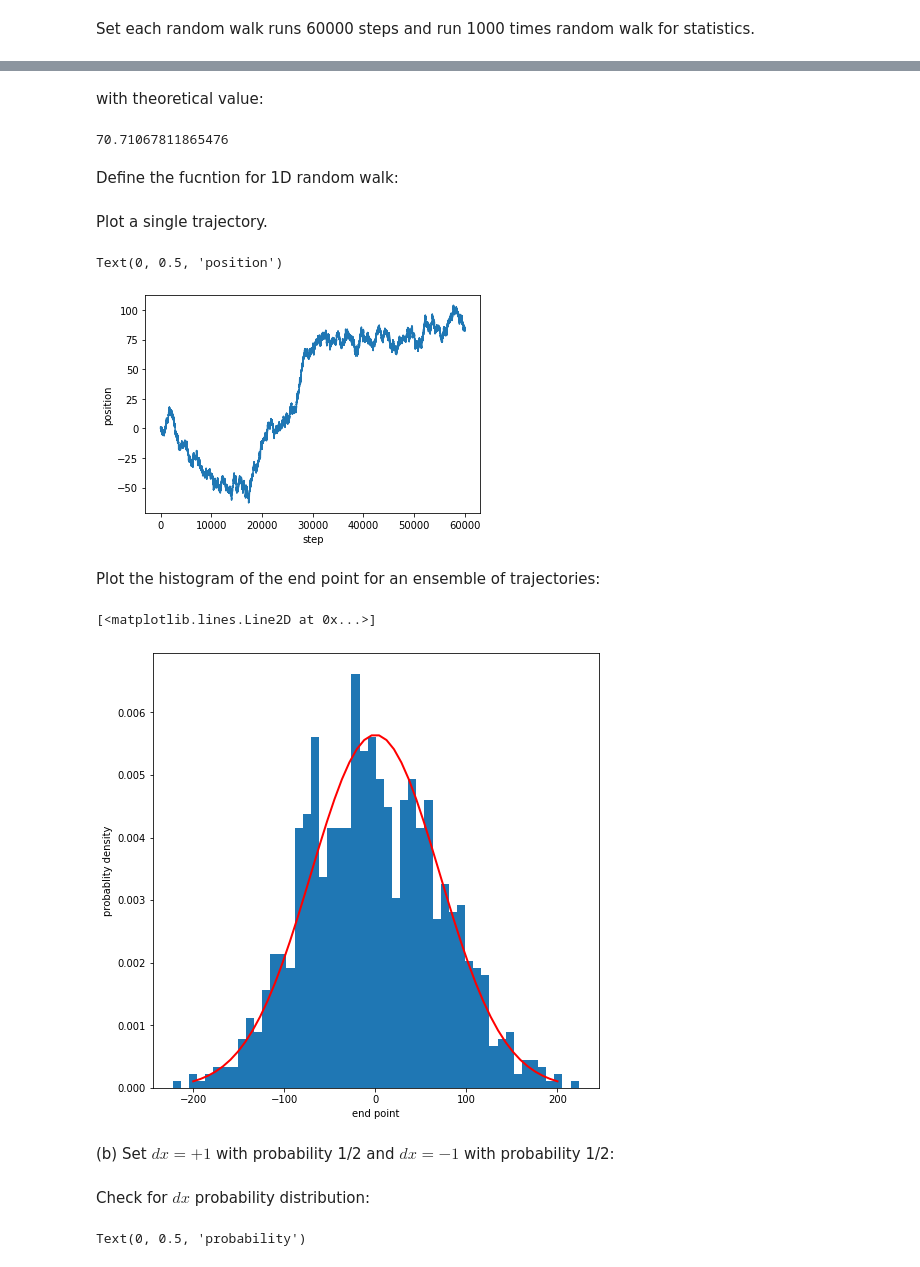
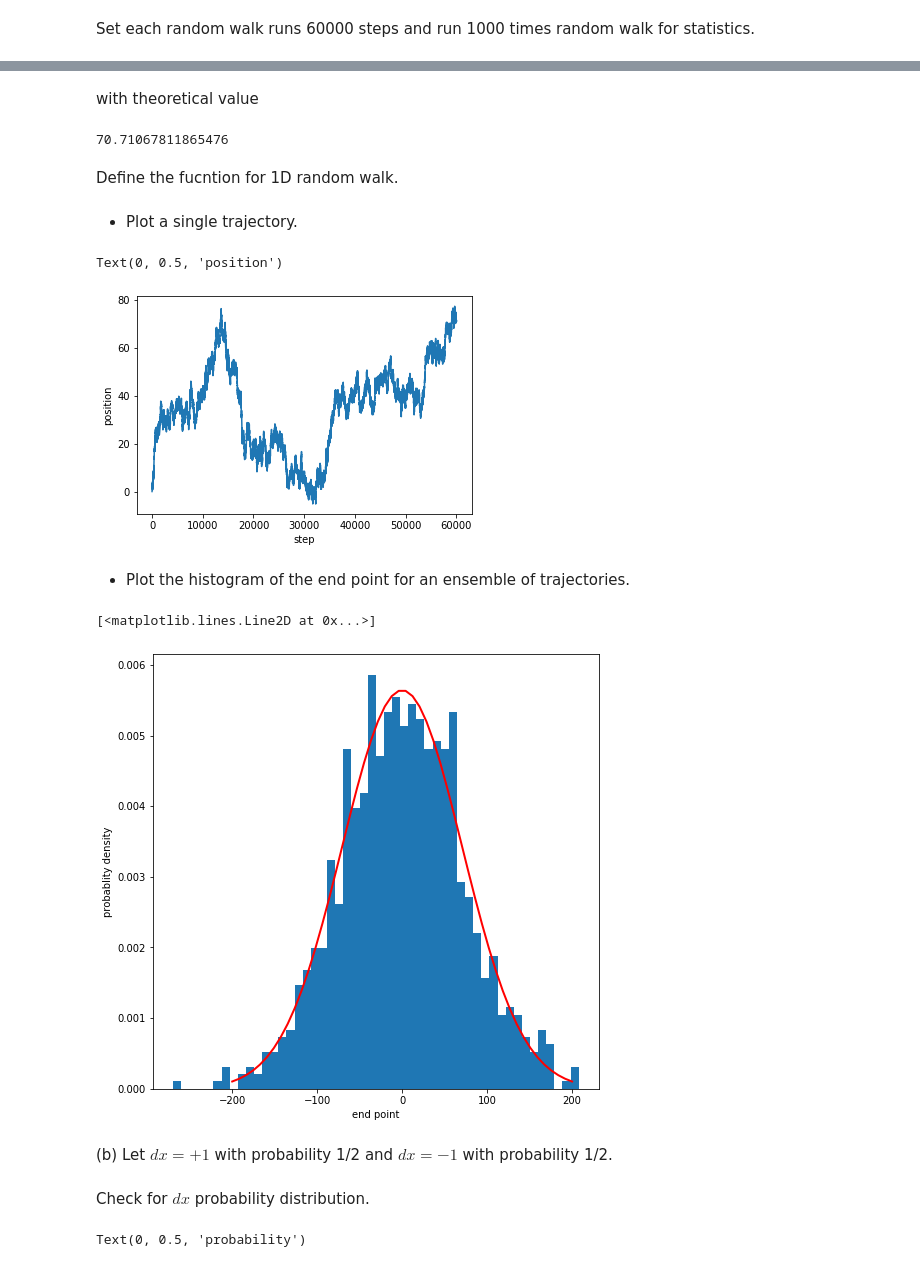
Before and after one commit to NTHU-Phys-Qubit/hw1-Chan-Sing-Hong, a Jupyter notebook: Problem-1.ipynb, the cells around one changed output, grey strips where cells are left out. Saved outputs shown, nothing was run; the diff lists cells and outputs as text; code cells hidden in the pictures.

```diff
--- a/Problem-1.ipynb
+++ b/Problem-1.ipynb
@@ -45,46 +45,46 @@ sigma
 # %% [markdown]
-with theoretical value:
+with theoretical value
 # %%
 np.sqrt(2/3*0.5**3*n_step)
 # %% [output]
 70.71067811865476
 # %% [markdown]
-Define the fucntion for 1D random walk:
+Define the fucntion for 1D random walk.
 # %%
 def RandomWalk_1D_1(n_step, n_run):
-    end_point = []
+    x_f = np.empty(0)
     for i in range(n_run):
         dx = np.random.random(n_step) - 0.5
-        position = np.zeros(n_step + 1)
+        x = np.zeros(n_step + 1)
         for j in range(n_step):
-            position[j + 1] = position[j] + dx[j]
-        end_point.append(position[-1])
-    return position, end_point
+            x[j + 1] = x[j] + dx[j]
+        x_f = np.append(x_f, x[-1])
+    return x, x_f
 # %% [markdown]
-Plot a single trajectory.
+* Plot a single trajectory.
 # %%
-position, _ = RandomWalk_1D_1(n_step, 1)
-plt.plot(position)
+x, _ = RandomWalk_1D_1(n_step, 1)
+plt.plot(x)
 plt.xlabel('step')
 plt.ylabel('position')
 # %% [output]
 Text(0, 0.5, 'position')
-[figure, old version]
+[figure, new version]
 # %% [markdown]
-Plot the histogram of the end point for an ensemble of trajectories:
+* Plot the histogram of the end point for an ensemble of trajectories.
 # %%
-_, end_point = RandomWalk_1D_1(n_step, n_run)
+_, x_f = RandomWalk_1D_1(n_step, n_run)
 fix, ax = plt.subplots(figsize = (8, 8))
-_ = ax.hist(end_point, bins = 50, density = True)
+_ = ax.hist(x_f, bins = 50, density = True)
 ax.set_xlabel('end point')
 ax.set_ylabel('probablity density')
 
 mu, sigma = 0, np.sqrt(2/3*0.5**3*n_step)
 x = np.linspace(-200, 200)
 ax.plot(x, 1/(sigma * np.sqrt(2 * np.pi)) * np.exp( - (x - mu)**2 / (2 * sigma**2) ), linewidth=2, color='r')
 # %% [output]
 [<matplotlib.lines.Line2D at 0x...>]
-[figure, old version]
+[figure, new version]
 # %% [markdown]
-(b) Set $dx=+1$ with probability 1/2 and $dx=-1$ with probability 1/2:
+(b) Let $dx=+1$ with probability 1/2 and $dx=-1$ with probability 1/2.
 # %%
@@ -95,5 +92,5 @@ for i in range(n_step):
 # %% [markdown]
-Check for $dx$ probability distribution:
+Check for $dx$ probability distribution.
 # %%
 fix, ax = plt.subplots(figsize = (8, 8))
 weights = np.ones_like(dx)/n_step
```
Also changed, not shown: parts of 14 cells of this notebook.
